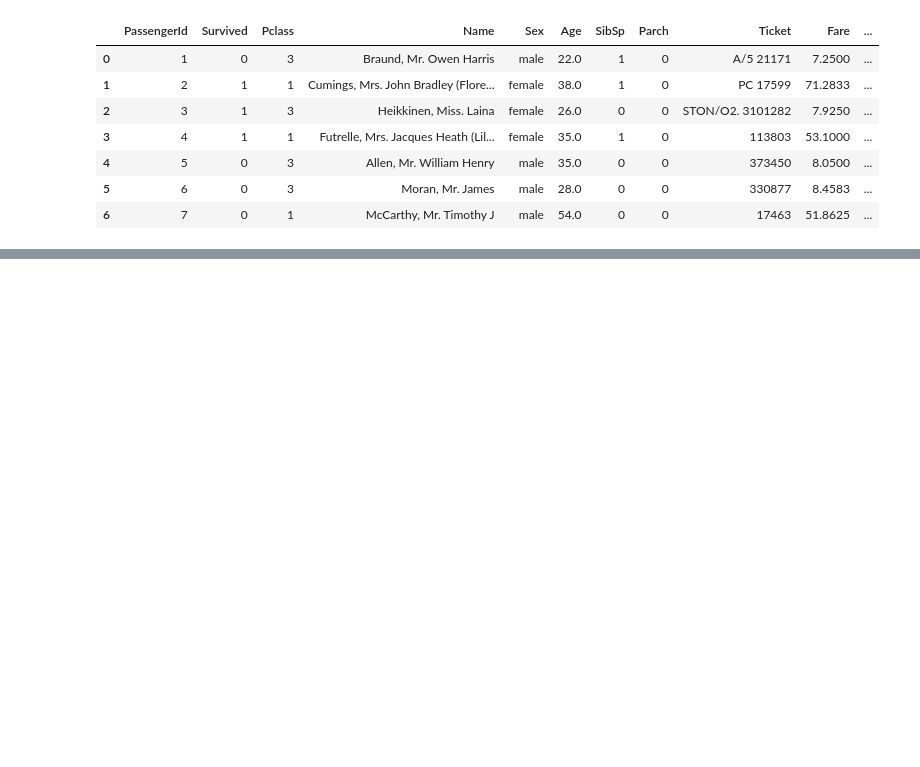
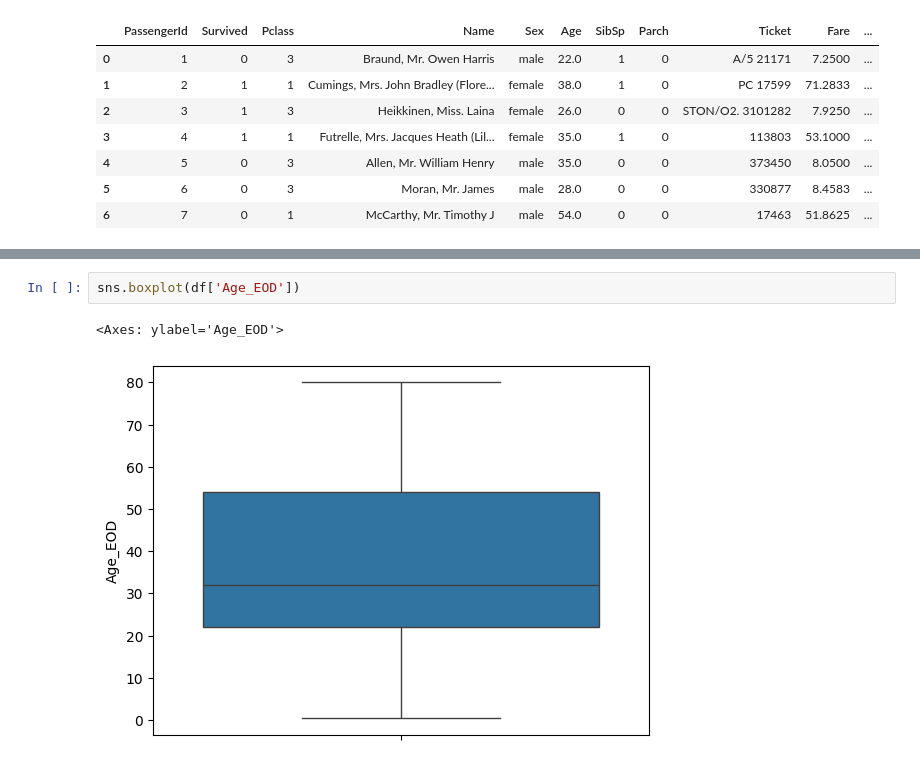
Before and after one commit to dushyantsingh08/feature_engineering, a Jupyter notebook: handling-missing-values.ipynb, the cells around one changed output, grey strips where cells are left out. Drawn from its saved outputs; the diff is of its cells as text; blank space fills up the shorter version.

```diff
--- a/handling-missing-values.ipynb
+++ b/handling-missing-values.ipynb
@@ -271,0 +311,5 @@ For example, when doing 'df[col].method(value, inplace=True)', try using 'df.met
+# %%
+sns.boxplot(df['Age_EOD'])
+# %% [output]
+<Axes: ylabel='Age_EOD'>
+[figure, added]
```
Also changed, not shown: parts of 12 cells of this notebook, 1 other file.
